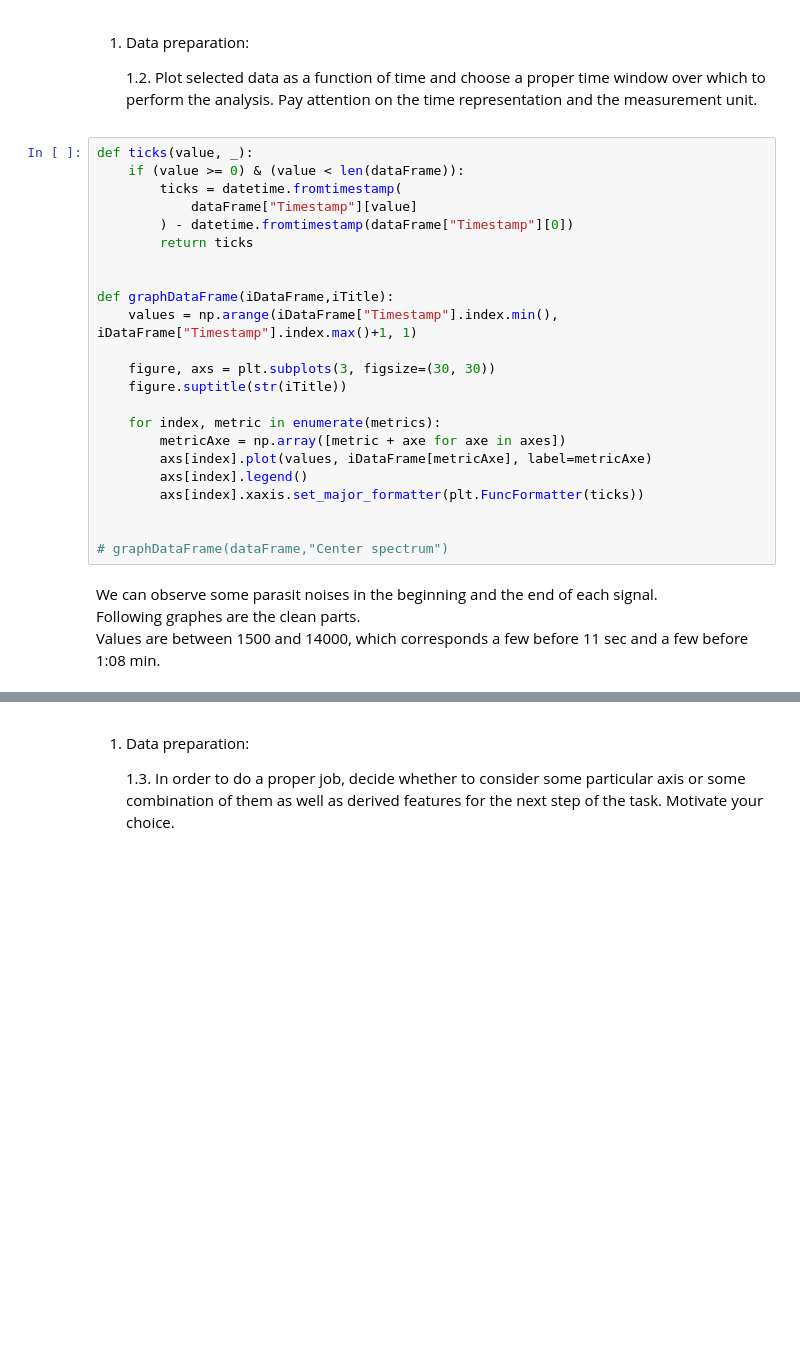
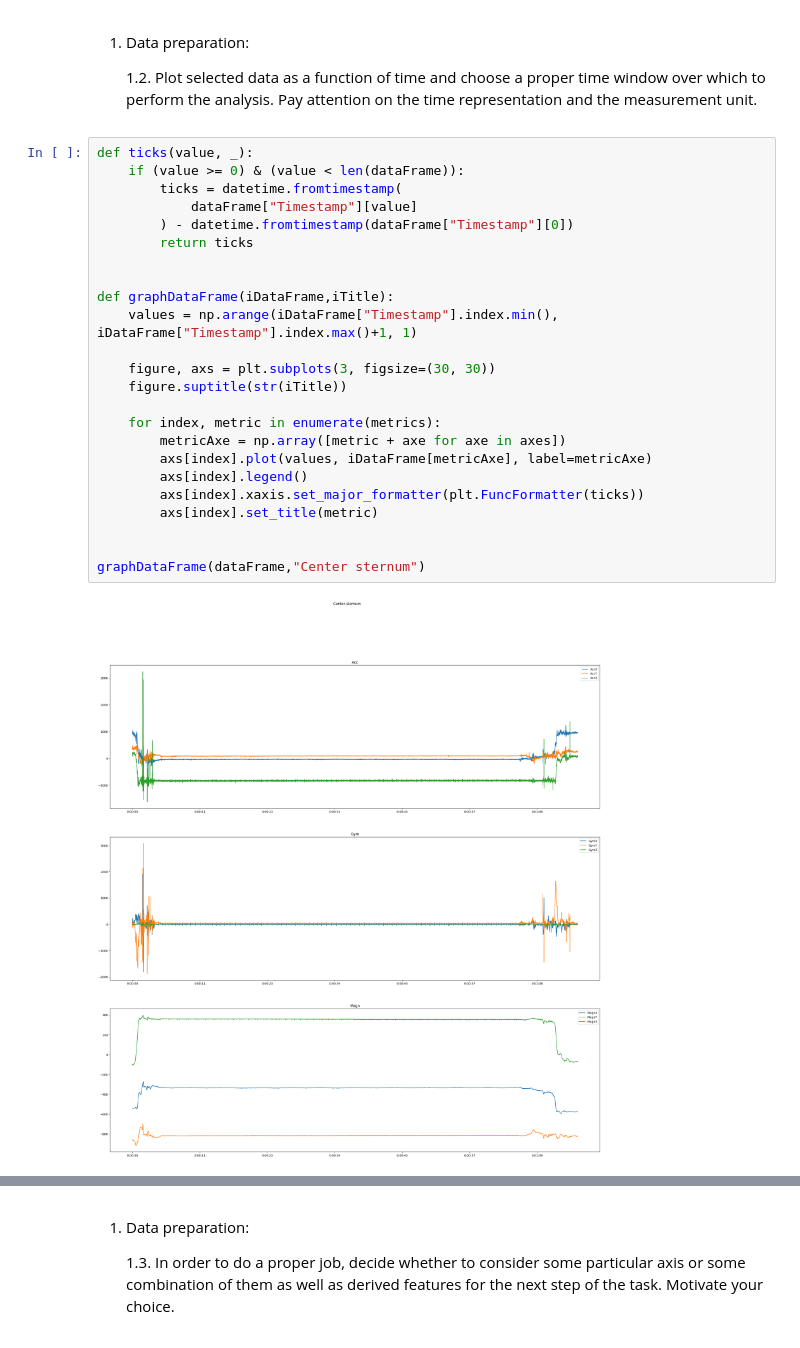
Before and after one commit to superbionicle/ProjectHEART, a Jupyter notebook: Project.ipynb, the cells around one changed output, grey strips where cells are left out. Saved outputs shown, nothing was run; the diff lists cells and outputs as text; blank space fills up the shorter version.

Commit message:
Part 1 + 2 finished

```diff
--- a/Project.ipynb
+++ b/Project.ipynb
@@ -156,27 +182,26 @@ dataFrame = setValues(dataFrame,magCalibration_1,"Magn")
 # %%
 def ticks(value, _):
     if (value >= 0) & (value < len(dataFrame)):
         ticks = datetime.fromtimestamp(
             dataFrame["Timestamp"][value]
         ) - datetime.fromtimestamp(dataFrame["Timestamp"][0])
         return ticks
 
 
 def graphDataFrame(iDataFrame,iTitle):
     values = np.arange(iDataFrame["Timestamp"].index.min(), iDataFrame["Timestamp"].index.max()+1, 1)
 
     figure, axs = plt.subplots(3, figsize=(30, 30))
     figure.suptitle(str(iTitle))
 
     for index, metric in enumerate(metrics):
         metricAxe = np.array([metric + axe for axe in axes])
         axs[index].plot(values, iDataFrame[metricAxe], label=metricAxe)
         axs[index].legend()
         axs[index].xaxis.set_major_formatter(plt.FuncFormatter(ticks))
+        axs[index].set_title(metric)
 
 
-# graphDataFrame(dataFrame,"Center spectrum")
+graphDataFrame(dataFrame,"Center sternum")
+# %% [output]
+[figure, added]
-# %% [markdown]
-We can observe some parasit noises in the beginning and the end of each signal.\
-Following graphes are the clean parts.\
-Values are between 1500 and 14000, which corresponds a few before 11 sec and a few before 1:08 min.
```
Also changed, not shown: parts of 27 cells of this notebook, 1 other file.
